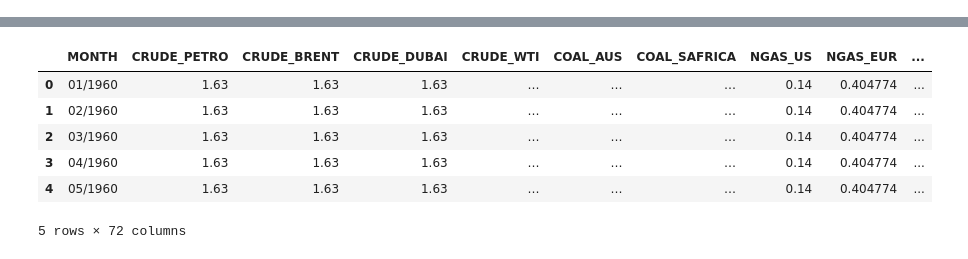
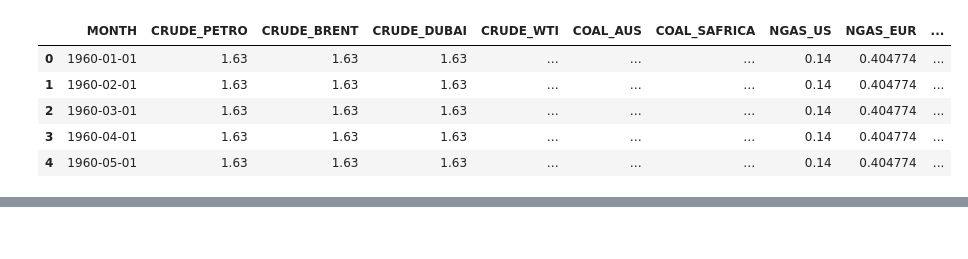
Before and after one commit to benbesthof/GoldenModel, a Jupyter notebook: COMSEDA.ipynb, the cells around one changed output, grey strips where cells are left out. Cells and saved outputs as stored; diff of their text form; code cells hidden in the pictures.

```diff
--- a/COMSEDA.ipynb
+++ b/COMSEDA.ipynb
@@ -29,11 +40,17 @@ Requirement already satisfied: six in /home/codespace/.local/lib/python3.10/site
 # %%
 #use regex to tranform month column to month/year format
-!pip install regex
-import regex as re
+
 
 def monthyear(column):
     return re.sub(r'(\d{4})M(\d{2})', r'\2/\1', column)
 
 df['MONTH'] = df['MONTH'].apply(monthyear)
+df['MONTH'] = pd.to_datetime(df['MONTH'], format = '%m/%Y')
 df.head()
 # %% [output]
+|  | MONTH | CRUDE_PETRO | CRUDE_BRENT | CRUDE_DUBAI | CRUDE_WTI | COAL_AUS | COAL_SAFRICA | NGAS_US | NGAS_EUR | ... |
+| 0 | 1960-01-01 | 1.63 | 1.63 | 1.63 | … | … | … | 0.14 | 0.404774 | ... |
+| 1 | 1960-02-01 | 1.63 | 1.63 | 1.63 | … | … | … | 0.14 | 0.404774 | ... |
+| 2 | 1960-03-01 | 1.63 | 1.63 | 1.63 | … | … | … | 0.14 | 0.404774 | ... |
+| 3 | 1960-04-01 | 1.63 | 1.63 | 1.63 | … | … | … | 0.14 | 0.404774 | ... |
+| 4 | 1960-05-01 | 1.63 | 1.63 | 1.63 | … | … | … | 0.14 | 0.404774 | ... |
@@ -41,10 +58,3 @@ Requirement already satisfied: regex in /usr/local/python/3.10.13/lib/python3.10
-|  | MONTH | CRUDE_PETRO | CRUDE_BRENT | CRUDE_DUBAI | CRUDE_WTI | COAL_AUS | COAL_SAFRICA | NGAS_US | NGAS_EUR | ... |
-| 0 | 01/1960 | 1.63 | 1.63 | 1.63 | … | … | … | 0.14 | 0.404774 | ... |
-| 1 | 02/1960 | 1.63 | 1.63 | 1.63 | … | … | … | 0.14 | 0.404774 | ... |
-| 2 | 03/1960 | 1.63 | 1.63 | 1.63 | … | … | … | 0.14 | 0.404774 | ... |
-| 3 | 04/1960 | 1.63 | 1.63 | 1.63 | … | … | … | 0.14 | 0.404774 | ... |
-| 4 | 05/1960 | 1.63 | 1.63 | 1.63 | … | … | … | 0.14 | 0.404774 | ... |
-5 rows × 72 columns
 # %%
 sns.lineplot(data = df, x = 'MONTH', y = 'GOLD')
 # %% [output]
```
Also changed, not shown: parts of 8 cells of this notebook.
